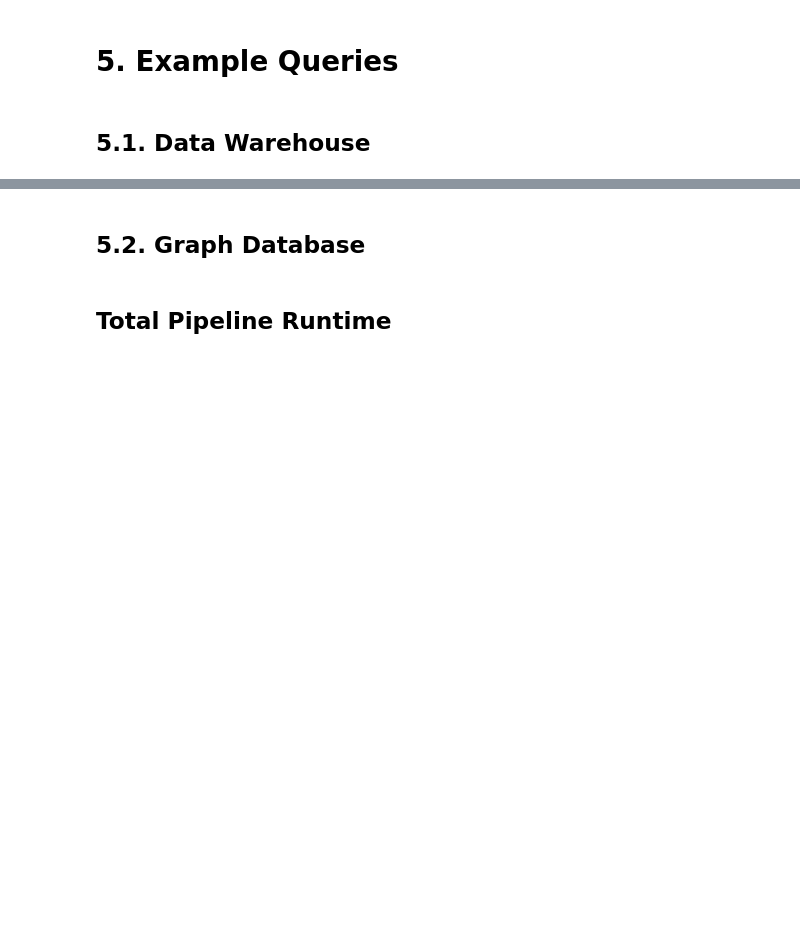
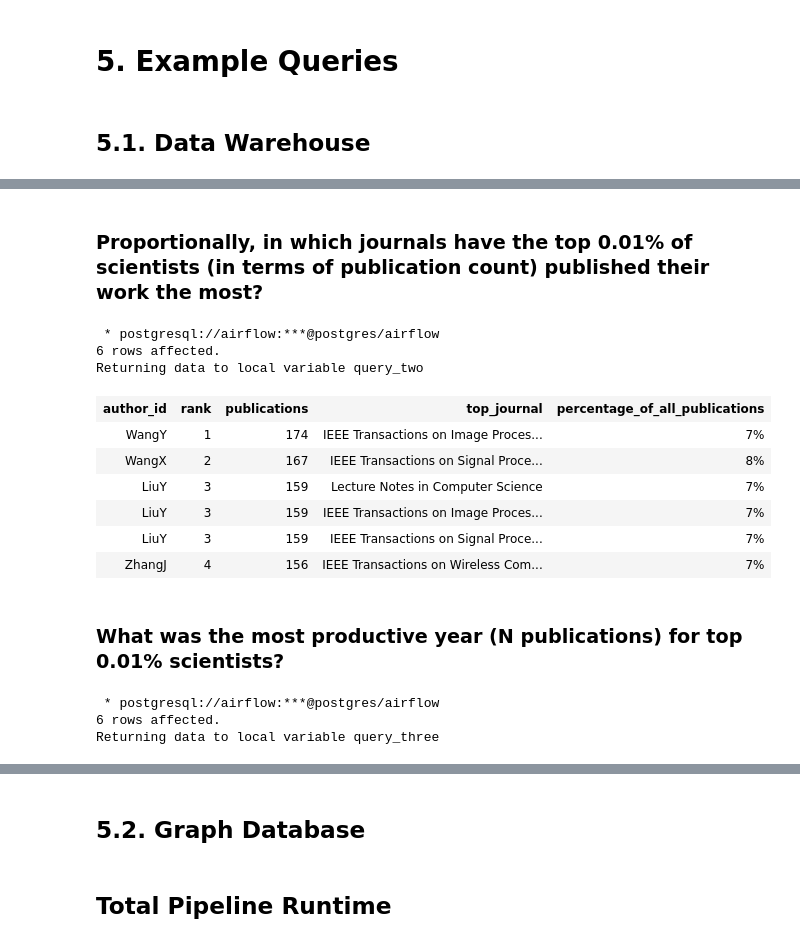
Before and after one commit to qetdr/research-data-pipeline, a Jupyter notebook: research_pipe_container/ETL.ipynb, the cells around one changed output, grey strips where cells are left out. Cells and saved outputs as stored; diff of their text form; code cells hidden in the pictures; blank space fills up the shorter version.

```diff
--- a/research_pipe_container/ETL.ipynb
+++ b/research_pipe_container/ETL.ipynb
@@ -313,0 +337,75 @@ print(result[0]['ct'])
+# %% [markdown]
+### Proportionally, in which journals have the top 0.01% of scientists (in terms of publication count) published their work the most?
+# %%
+%%sql query_two <<
+SELECT final.author_id, final.rank, final.publications, final.journal_title as top_journal,  TO_CHAR((final.number * 100 / final.publications), 'fm99%') as percentage_of_all_publications
+FROM (select a.author_id, rank, publications, mode() within group (order by j.journal_title) AS journal_title, COUNT(j.journal_title) as number
+      from (SELECT author_id, rank_total_pubs as rank, total_pubs as publications
+      FROM author
+      ORDER BY rank_total_pubs
+      LIMIT  0.01 * (SELECT COUNT(*) FROM author) / 100) AS a
+      INNER JOIN authorship au ON a.author_id = au.author_id
+      INNER JOIN article ar ON au.article_id = ar.article_id
+      INNER JOIN journal j ON ar.journal_issn = j.journal_issn
+      group by a.author_id, rank, publications,j.journal_title
+      having j.journal_title = mode() within group (order by j.journal_title)) as final
+LEFT JOIN (select a.author_id, rank, publications, mode() within group (order by j.journal_title) AS journal_title, COUNT(j.journal_title) as number
+      from (SELECT author_id, rank_total_pubs as rank, total_pubs as publications
+      FROM author
+      ORDER BY rank_total_pubs
+      LIMIT  0.01 * (SELECT COUNT(*) FROM author) / 100) AS a
+      INNER JOIN authorship au ON a.author_id = au.author_id
+      INNER JOIN article ar ON au.article_id = ar.article_id
+      INNER JOIN journal j ON ar.journal_issn = j.journal_issn
+      group by a.author_id, rank, publications,j.journal_title
+      having j.journal_title = mode() within group (order by j.journal_title)) as final1 ON
+    final.author_id = final1.author_id AND final.number < final1.number
+WHERE final1.author_id IS NULL
+ORDER BY final.rank
+LIMIT  0.01 * (SELECT COUNT(*) FROM author) / 100;
+# %% [output]
+ * postgresql://airflow:***@postgres/airflow
+6 rows affected.
+Returning data to local variable query_two
+# %%
+query_two
+# %% [output]
+| author_id | rank | publications | top_journal | percentage_of_all_publications |
+| WangY | 1 | 174 | IEEE Transactions on Image Proces... | 7% |
+| WangX | 2 | 167 | IEEE Transactions on Signal Proce... | 8% |
+| LiuY | 3 | 159 | Lecture Notes in Computer Science | 7% |
+| LiuY | 3 | 159 | IEEE Transactions on Image Proces... | 7% |
+| LiuY | 3 | 159 | IEEE Transactions on Signal Proce... | 7% |
+| ZhangJ | 4 | 156 | IEEE Transactions on Wireless Com... | 7% |
+# %% [markdown]
+### What was the most productive year (N publications) for top 0.01% scientists?
+# %%
+%%sql query_three <<
+
+SELECT final.author_id, final.rank, final.publications, final.most_productive_year as most_productive_year, final.number as count_of_pub
+FROM (SELECT a.author_id, rank, publications, mode() within group (order by ar.year) AS most_productive_year, sum(publications) as number
+    FROM (SELECT author_id, rank_total_pubs as rank, total_pubs as publications
+    FROM author
+    ORDER BY rank_total_pubs
+    LIMIT  0.01 * (SELECT COUNT(*) FROM author) / 100) AS a
+    INNER JOIN authorship au ON a.author_id = au.author_id
+    INNER JOIN article ar ON au.article_id = ar.article_id
+    GROUP BY a.author_id, rank, publications, ar.year
+    having ar.year = mode() within group (order by ar.year)) as final
+LEFT JOIN (SELECT a.author_id, rank, publications, mode() within group (order by ar.year) AS most_productive_year, sum(publications) as number
+    FROM (SELECT author_id, rank_total_pubs as rank, total_pubs as publications
+    FROM author
+    ORDER BY rank_total_pubs
+    LIMIT  0.01 * (SELECT COUNT(*) FROM author) / 100) AS a
+    INNER JOIN authorship au ON a.author_id = au.author_id
+    INNER JOIN article ar ON au.article_id = ar.article_id
+    GROUP BY a.author_id, rank, publications, ar.year
+    having ar.year = mode() within group (order by ar.year)) as final1 ON
+    final.author_id = final1.author_id AND final.number < final1.number
+WHERE final1.author_id IS NULL
+ORDER BY final.rank
+LIMIT  0.01 * (SELECT COUNT(*) FROM author) / 100;
+# %% [output]
+ * postgresql://airflow:***@postgres/airflow
+6 rows affected.
+Returning data to local variable query_three
```
Also changed, not shown: parts of 8 cells of this notebook.
